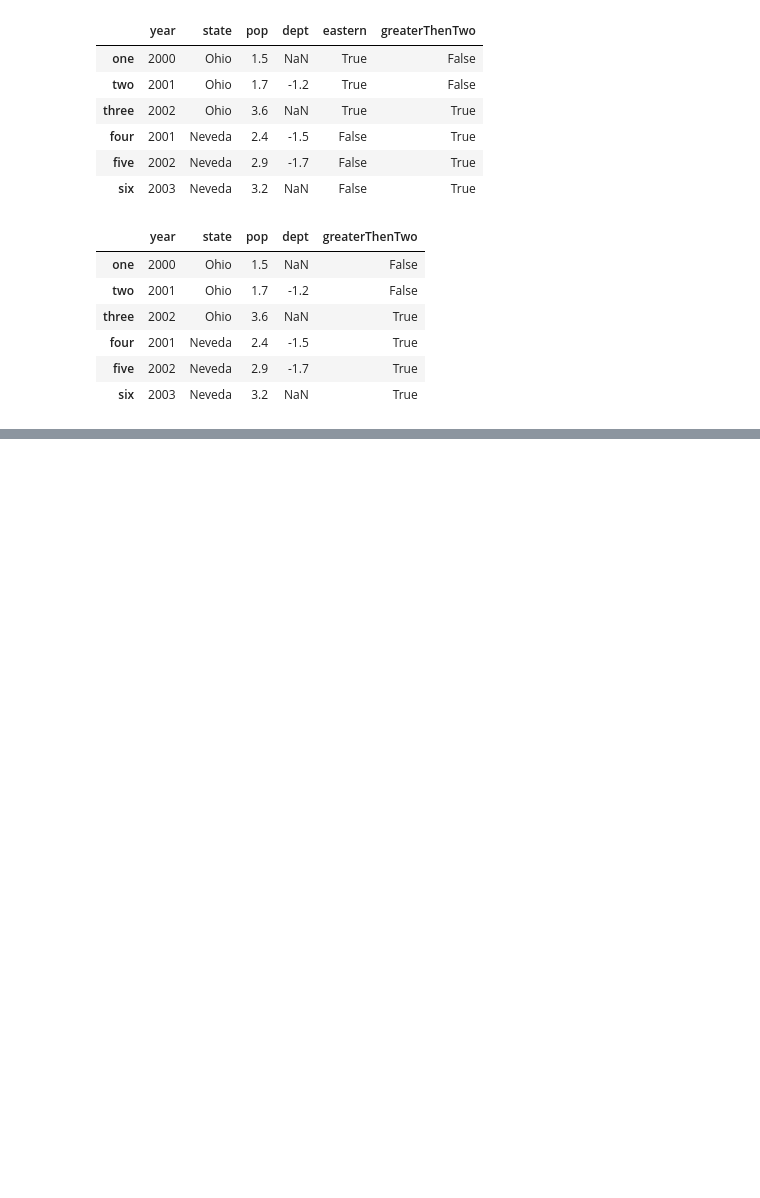
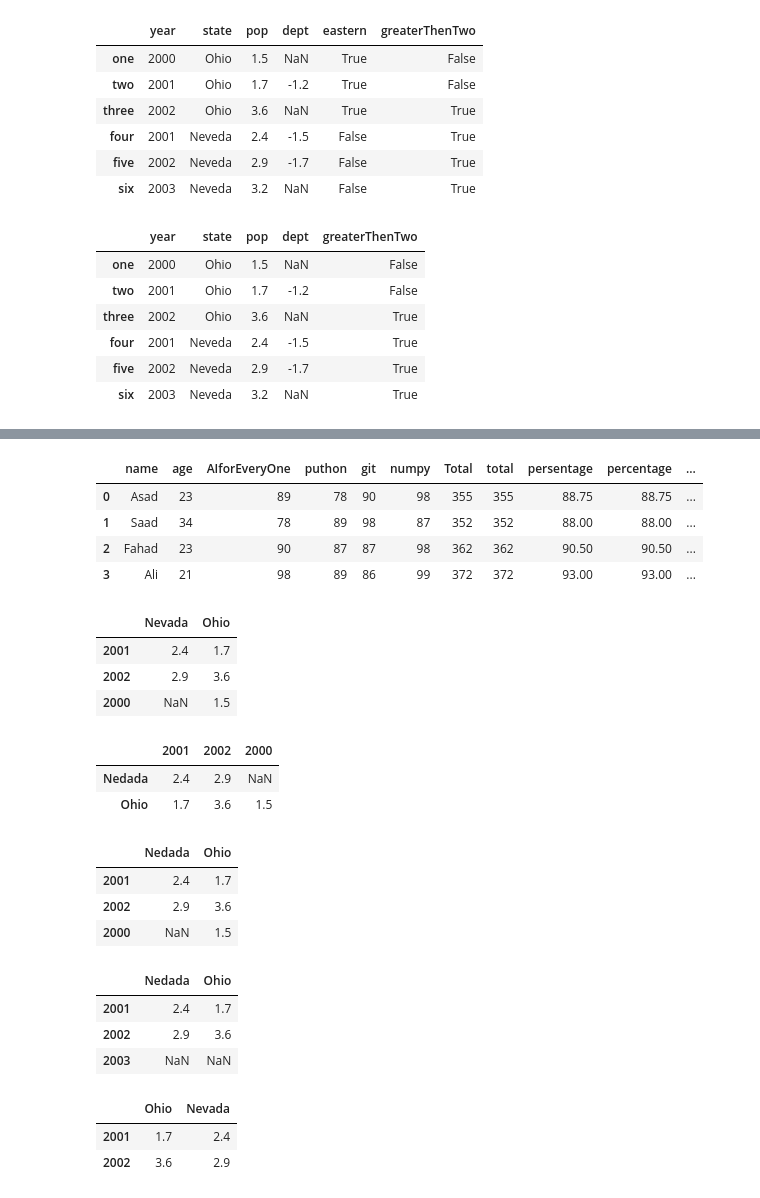
Before and after one commit to kamranajabbar/pandas, a Jupyter notebook: class_02.ipynb, the cells around one changed output, grey strips where cells are left out. Saved outputs shown, nothing was run; the diff lists cells and outputs as text; code cells hidden in the pictures; blank space fills up the shorter version.

```diff
--- a/class_02.ipynb
+++ b/class_02.ipynb
@@ -202,3 +202,15 @@ frame2
 | four | 2001 | Neveda | 2.4 | -1.5 | True |
 | five | 2002 | Neveda | 2.9 | -1.7 | True |
 | six | 2003 | Neveda | 3.2 | NaN | True |
+# %%
+#Create a DataFrame with dictionary
+data = {
+            'name':             ["Asad", "Saad", "Fahad", "Ali"],
+            "age":              [23, 34, 23, 21],
+            "AIforEveryOne":    [89,78,90,98],
+            "puthon":           [78,89,87,89],
+            "git":              [90,98,87,86],
+            "numpy":            [98,87,98,99]
+       }
+data = pd.DataFrame(data)
+data
@@ -204,0 +223,60 @@ frame2
+# %%
+#Add new columns by calculation some existing columns
+data['total'] = data['AIforEveryOne']+data['puthon']+data['git']+data['numpy']
+data['percentage'] = (data['total']/400)*100
+data['grade'] = [ 'A+' if percent<90.0 else 'A' if 70.0<=percent<80.0 else 'B' for percent in data['percentage'] ]
+data
+# %% [output]
+|  | name | age | AIforEveryOne | puthon | git | numpy | Total | total | persentage | percentage | ... |
+| 0 | Asad | 23 | 89 | 78 | 90 | 98 | 355 | 355 | 88.75 | 88.75 | ... |
+| 1 | Saad | 34 | 78 | 89 | 98 | 87 | 352 | 352 | 88.00 | 88.00 | ... |
+| 2 | Fahad | 23 | 90 | 87 | 87 | 98 | 362 | 362 | 90.50 | 90.50 | ... |
+| 3 | Ali | 21 | 98 | 89 | 86 | 99 | 372 | 372 | 93.00 | 93.00 | ... |
+# %%
+#Nested dict of dicts
+pop = {
+    'Nevada' : {2001: 2.4, 2002: 2.9},
+    'Ohio':    {2000: 1.5, 2001: 1.7, 2002: 3.6}
+}
+df3 = pd.DataFrame(pop)
+df3
+# %% [output]
+|  | Nevada | Ohio |
+| 2001 | 2.4 | 1.7 |
+| 2002 | 2.9 | 3.6 |
+| 2000 | NaN | 1.5 |
+# %%
+#Make Transposes
+df3.T
+# %% [output]
+|  | 2001 | 2002 | 2000 |
+| Nedada | 2.4 | 2.9 | NaN |
+| Ohio | 1.7 | 3.6 | 1.5 |
+# %%
+#Note, after taking Transposes, actual DF never change.
+df3
+# %% [output]
+|  | Nedada | Ohio |
+| 2001 | 2.4 | 1.7 |
+| 2002 | 2.9 | 3.6 |
+| 2000 | NaN | 1.5 |
+# %%
+#Adding some new indexs
+pop1 = pd.DataFrame(pop, index=[2001, 2002, 2003])
+pop1
+# %% [output]
+|  | Nedada | Ohio |
+| 2001 | 2.4 | 1.7 |
+| 2002 | 2.9 | 3.6 |
+| 2003 | NaN | NaN |
+# %%
+#Use slice to assign new value in dicts
+pdata = {
+    'Ohio': df3['Ohio'][:-1],   #slice Ohio column and set value to new column Ohio
+    'Nevada': df3['Nevada'][:2] #slice Nevada column and set value to new column Nevada
+}
+pd.DataFrame(pdata)
+# %% [output]
+|  | Ohio | Nevada |
+| 2001 | 1.7 | 2.4 |
+| 2002 | 3.6 | 2.9 |
```
Also changed, not shown: parts of 3 cells of this notebook.
